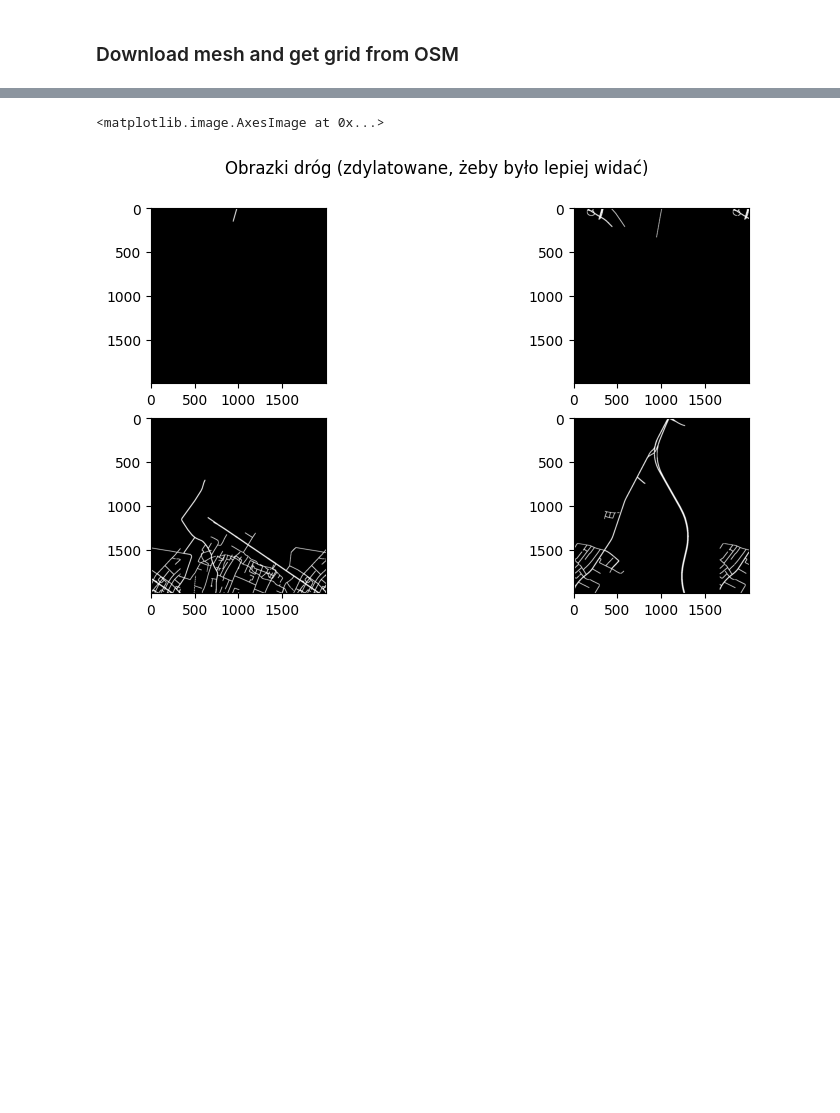
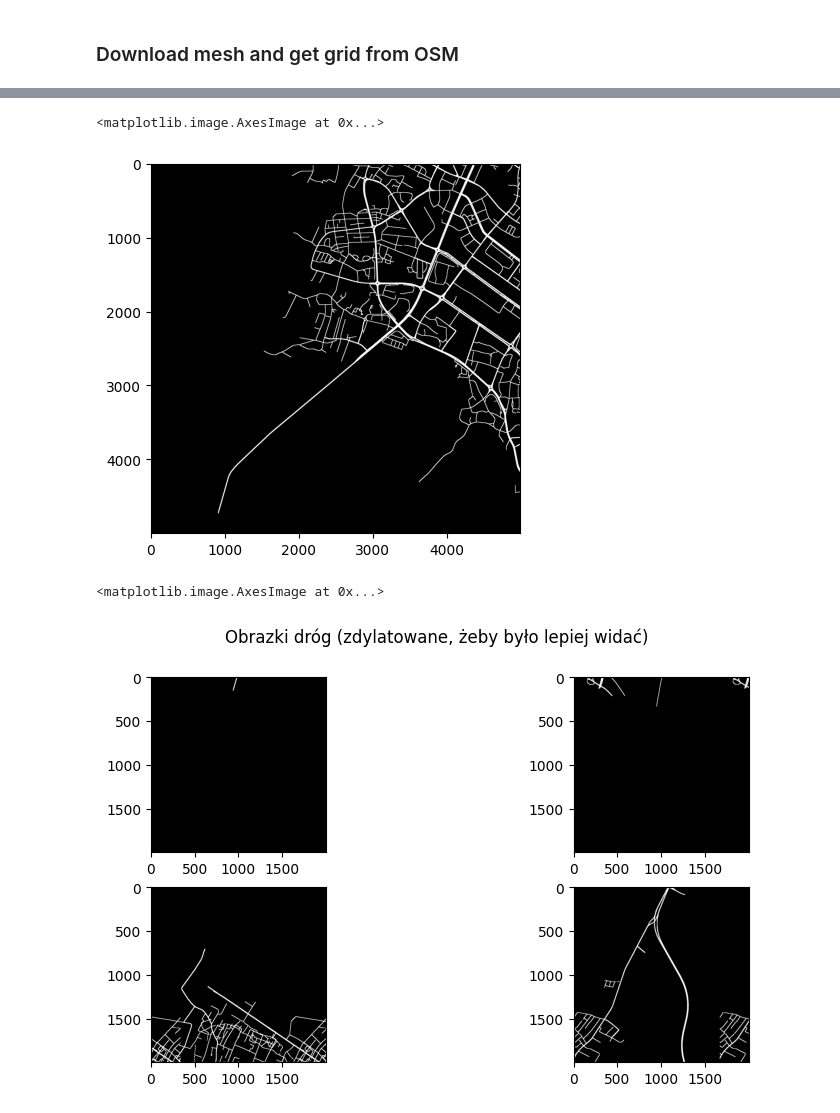
Before and after one commit to CRoadA/CRoadA, a Jupyter notebook: main.ipynb, the cells around one changed output, grey strips where cells are left out. Cells and saved outputs as stored; diff of their text form; code cells hidden in the pictures; blank space fills up the shorter version.

```diff
--- a/main.ipynb
+++ b/main.ipynb
@@ -48 +138,14 @@ Segment: 2, 2 -> Expected: 468x1702, Got: 467x1701, Saved: (468, 1702, 2)
+# %%
+from grid_manager import GridManager
+
+grid_manager = GridManager("Tychy.dat")
+img = grid_manager.read_segment(1,0)[:5000, :5000, 0]
+
+struct_el = np.ones((3,3))
+dilated = cv2.dilate(img, struct_el, iterations=3)
+plt.gray()
+plt.imshow(dilated)
+# %% [output]
+<matplotlib.image.AxesImage at 0x...>
+[figure, added]
 # %%
```
Also changed, not shown: parts of 13 cells of this notebook, 1 other file.
